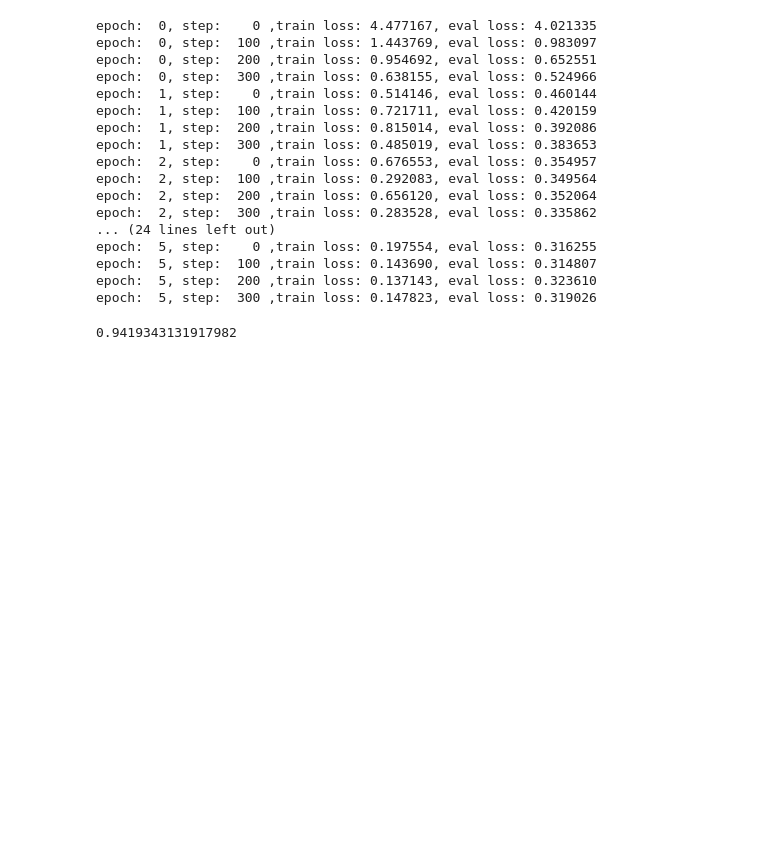
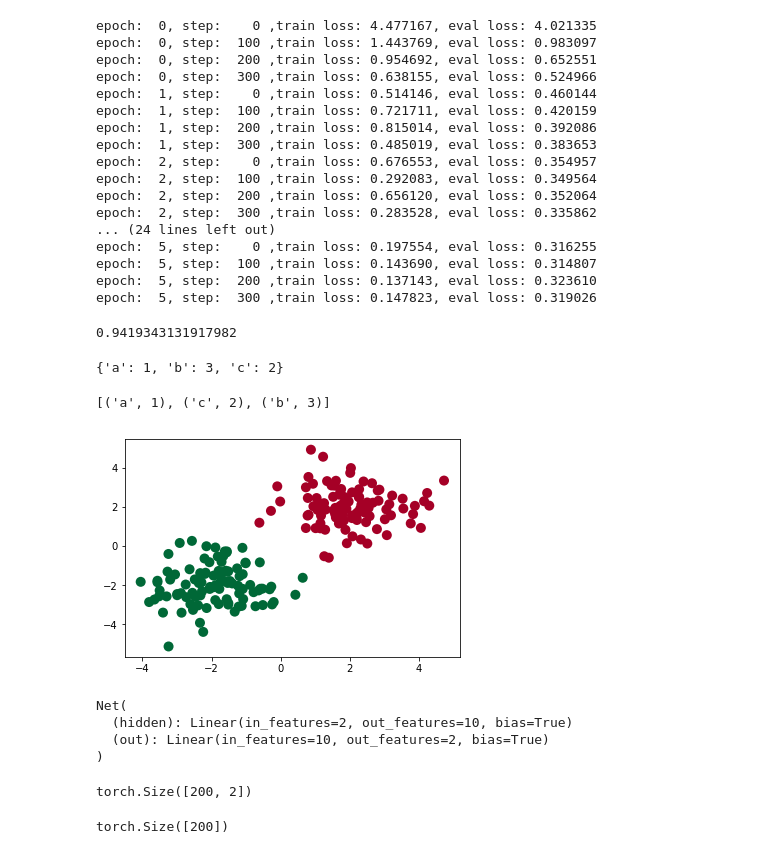
Before and after one commit to cslizhang/Task-Oriented-Chatbot, a Jupyter notebook: docs/notebook/文本分类测试.ipynb, the cells around one changed output. Cells and saved outputs as stored; diff of their text form; code cells hidden in the pictures; blank space fills up the shorter version.

```diff
--- a/docs/notebook/文本分类测试.ipynb
+++ b/docs/notebook/文本分类测试.ipynb
@@ -185,0 +188,51 @@ print(c / len(test_y))
+# %%
+d
+# %% [output]
+{'a': 1, 'b': 3, 'c': 2}
+# %%
+sorted(d.items(), key=lambda x: x[1], reverse=False)
+# %% [output]
+[('a', 1), ('c', 2), ('b', 3)]
+# %%
+import torch
+from torch.autograd import Variable
+import torch.nn.functional as F
+import matplotlib.pyplot as plt
+%matplotlib inline
+
+# make fake data
+n_data = torch.ones(100, 2)
+x0 = torch.normal(2*n_data, 1)      # class0 x data (tensor), shape=(100, 2)
+y0 = torch.zeros(100)               # class0 y data (tensor), shape=(100, 1)
+x1 = torch.normal(-2*n_data, 1)     # class1 x data (tensor), shape=(100, 2)
+y1 = torch.ones(100)                # class1 y data (tensor), shape=(100, 1)
+x = torch.cat((x0, x1), 0).type(torch.FloatTensor)  # shape (200, 2) FloatTensor = 32-bit floating
+y = torch.cat((y0, y1), ).type(torch.LongTensor)    # shape (200,) LongTensor = 64-bit integer
+
+# torch can only train on Variable, so convert them to Variable
+x, y = Variable(x), Variable(y)
+
+# draw the data
+plt.scatter(x.data.numpy()[:, 0], x.data.numpy()[:, 1], c=y.data.numpy(), s=100, lw=0, cmap='RdYlGn')
+plt.show()
+# %% [output]
+[figure, added]
+# %%
+class Net(torch.nn.Module):
+    def __init__(self, n_feature, n_hidden, n_output):
+        super(Net, self).__init__()
+        self.hidden = torch.nn.Linear(n_feature, n_hidden)   # hidden layer
+        self.out = torch.nn.Linear(n_hidden, n_output)   # output layer
+
+    def forward(self, x):
+        x = F.relu(self.hidden(x))      # activation function for hidden layer
+        x = self.out(x)
+        return x
+
+net = Net(n_feature=2, n_hidden=10, n_output=2)     # define the network
+print(net)  # net architecture
+# %% [output]
+Net(
+  (hidden): Linear(in_features=2, out_features=10, bias=True)
+  (out): Linear(in_features=10, out_features=2, bias=True)
+)
@@ -185,0 +250,8 @@ print(c / len(test_y))
+# %%
+out.shape
+# %% [output]
+torch.Size([200, 2])
+# %%
+y.shape
+# %% [output]
+torch.Size([200])
```
Also changed, not shown: parts of 3 cells of this notebook, 14 other files.
